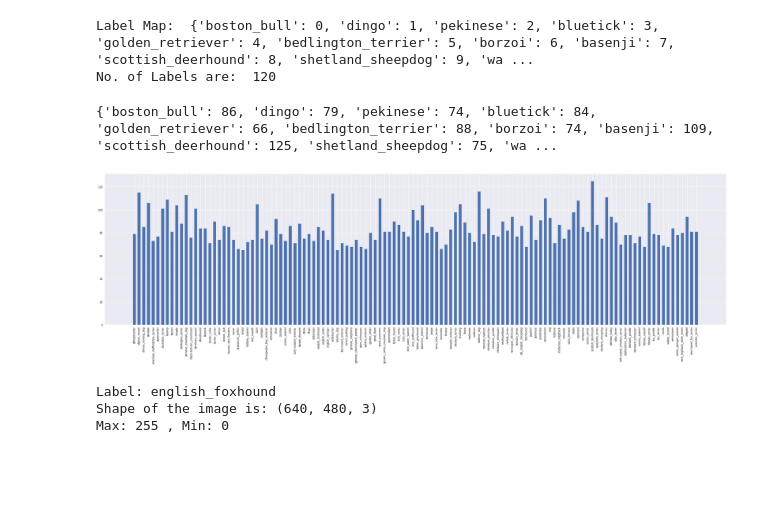
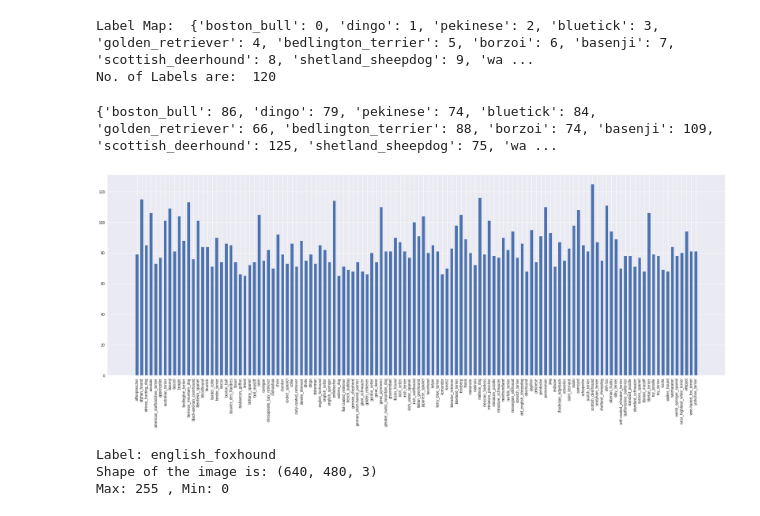
Before and after one commit to ViveK-PothinA/Misc-Notebooks-Scripts, a Jupyter notebook: Blog1_DogBreedClassification(Keras).ipynb, the cells around one changed output. Cells and saved outputs as stored; diff of their text form; code cells hidden in the pictures; blank space fills up the shorter version.

```diff
--- a/Blog1_DogBreedClassification(Keras).ipynb
+++ b/Blog1_DogBreedClassification(Keras).ipynb
@@ -143,20 +145,20 @@ No. of Labels are:  120
 # %%
 # Let's check the distribution of the classes we have
 
 labels_count = {}
 for label in labels_df['breed']:
   if(label in labels_count):
     labels_count[label] = labels_count[label] + 1
   else:
     labels_count[label] = 0
 print(labels_count)
-plt.figure(figsize=(40,10))
+plt.figure(figsize=(30,10))
 plt.bar(list(labels_count.keys()), list(labels_count.values()),width=0.6)
 plt.xticks(rotation = 90)
 plt.show()
 # %% [output]
 {'boston_bull': 86, 'dingo': 79, 'pekinese': 74, 'bluetick': 84, 'golden_retriever': 66, 'bedlington_terrier': 88, 'borzoi': 74, 'basenji': 109, 'scottish_deerhound': 125, 'shetland_sheepdog': 75, 'wa ...
-[figure, old version]
+[figure, new version]
 # %%
 # Now, let's check the images we have in training data
 example_img = random.choice(os.listdir("train"))
```
Also changed, not shown: parts of 2 cells of this notebook.
